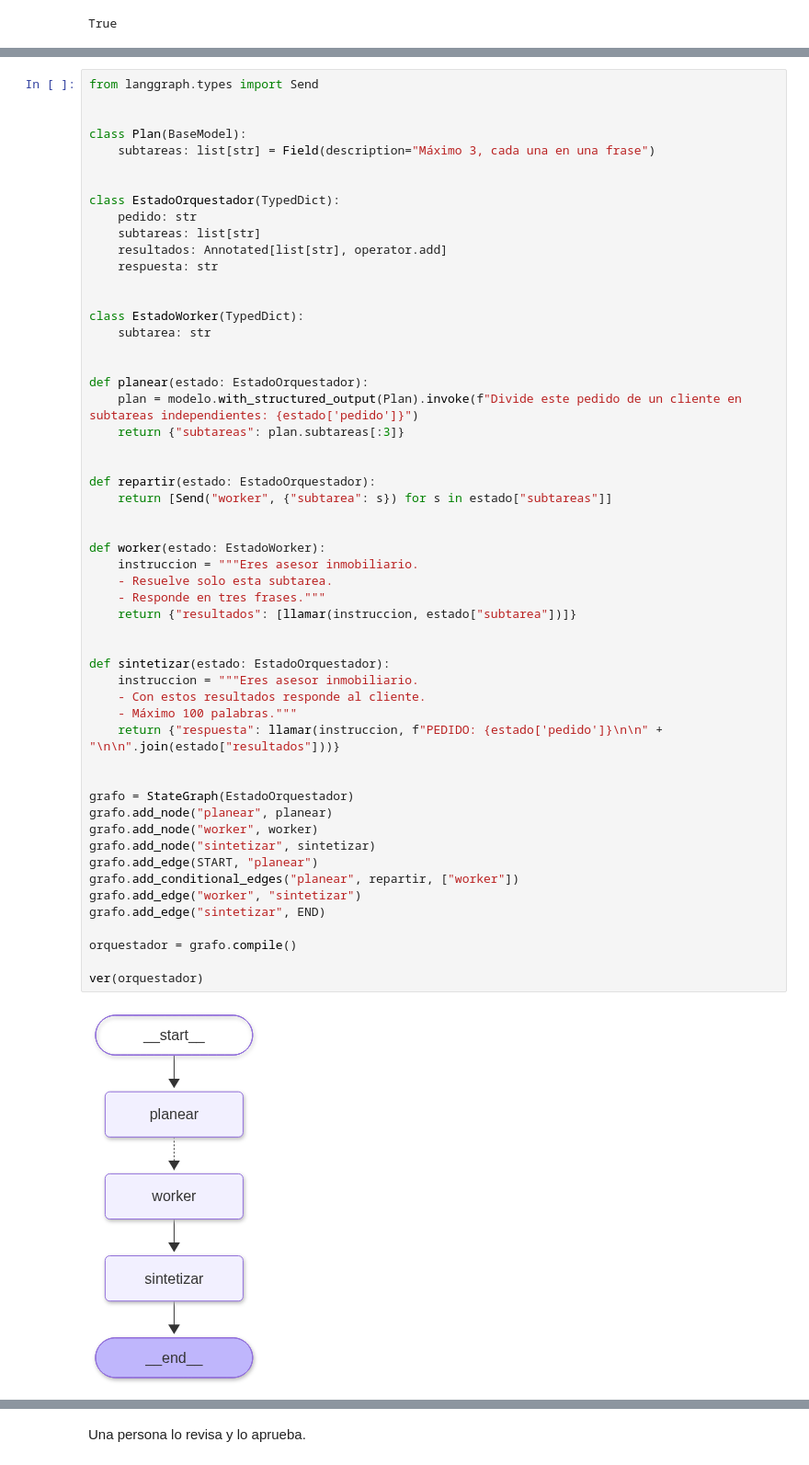
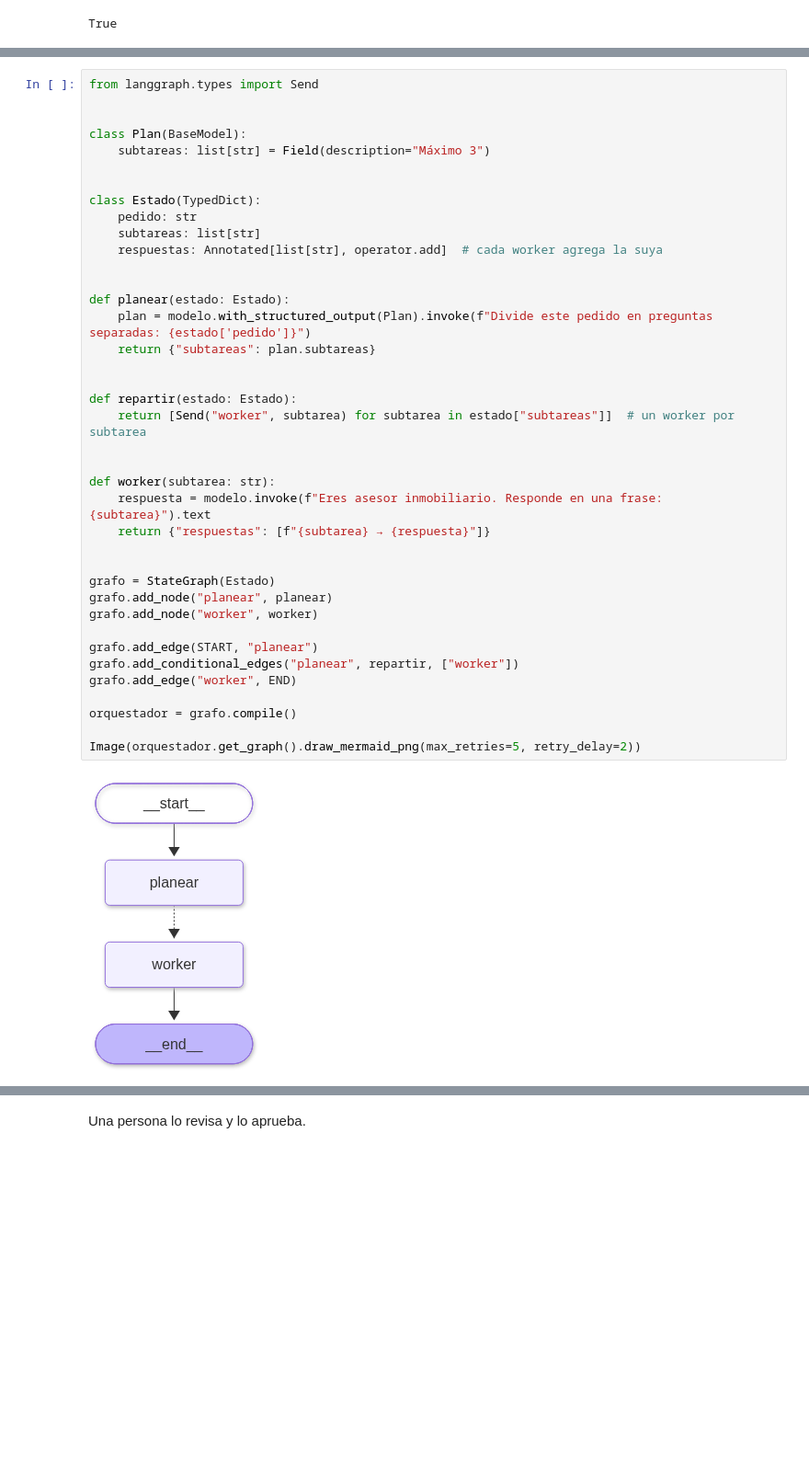
Before and after one commit to JeroHoyos/charla-agentica, a Jupyter notebook: practica/04_patrones.ipynb, the cells around one changed output, grey strips where cells are left out. Shown at 92% size. Drawn from its saved outputs; the diff is of its cells as text; blank space fills up the shorter version.

```diff
--- a/practica/04_patrones.ipynb
+++ b/practica/04_patrones.ipynb
@@ -496,57 +472,42 @@ El orquestador planea las subtareas y `Send` lanza un worker por cada una.
 # %%
 from langgraph.types import Send
 
 
 class Plan(BaseModel):
-    subtareas: list[str] = Field(description="Máximo 3, cada una en una frase")
+    subtareas: list[str] = Field(description="Máximo 3")
 
 
-class EstadoOrquestador(TypedDict):
+class Estado(TypedDict):
     pedido: str
     subtareas: list[str]
-    resultados: Annotated[list[str], operator.add]
-    respuesta: str
+    respuestas: Annotated[list[str], operator.add]  # cada worker agrega la suya
 
 
-class EstadoWorker(TypedDict):
-    subtarea: str
+def planear(estado: Estado):
+    plan = modelo.with_structured_output(Plan).invoke(f"Divide este pedido en preguntas separadas: {estado['pedido']}")
+    return {"subtareas": plan.subtareas}
 
 
-def planear(estado: EstadoOrquestador):
-    plan = modelo.with_structured_output(Plan).invoke(f"Divide este pedido de un cliente en subtareas independientes: {estado['pedido']}")
-    return {"subtareas": plan.subtareas[:3]}
+def repartir(estado: Estado):
+    return [Send("worker", subtarea) for subtarea in estado["subtareas"]]  # un worker por subtarea
 
 
-def repartir(estado: EstadoOrquestador):
-    return [Send("worker", {"subtarea": s}) for s in estado["subtareas"]]
+def worker(subtarea: str):
+    respuesta = modelo.invoke(f"Eres asesor inmobiliario. Responde en una frase: {subtarea}").text
+    return {"respuestas": [f"{subtarea} → {respuesta}"]}
 
 
-def worker(estado: EstadoWorker):
-    instruccion = """Eres asesor inmobiliario.
-    - Resuelve solo esta subtarea.
-    - Responde en tres frases."""
-    return {"resultados": [llamar(instruccion, estado["subtarea"])]}
-
-
-def sintetizar(estado: EstadoOrquestador):
-    instruccion = """Eres asesor inmobiliario.
-    - Con estos resultados responde al cliente.
-    - Máximo 100 palabras."""
-    return {"respuesta": llamar(instruccion, f"PEDIDO: {estado['pedido']}\n\n" + "\n\n".join(estado["resultados"]))}
-
-
-grafo = StateGraph(EstadoOrquestador)
+grafo = StateGraph(Estado)
 grafo.add_node("planear", planear)
 grafo.add_node("worker", worker)
-grafo.add_node("sintetizar", sintetizar)
+
 grafo.add_edge(START, "planear")
 grafo.add_conditional_edges("planear", repartir, ["worker"])
-grafo.add_edge("worker", "sintetizar")
-grafo.add_edge("sintetizar", END)
+grafo.add_edge("worker", END)
 
 orquestador = grafo.compile()
 
-ver(orquestador)
+Image(orquestador.get_graph().draw_mermaid_png(max_retries=5, retry_delay=2))
 # %% [output]
-[figure, old version]
+[figure, new version]
 # %%
```
Also changed, not shown: parts of 27 cells of this notebook, 19 other files.
